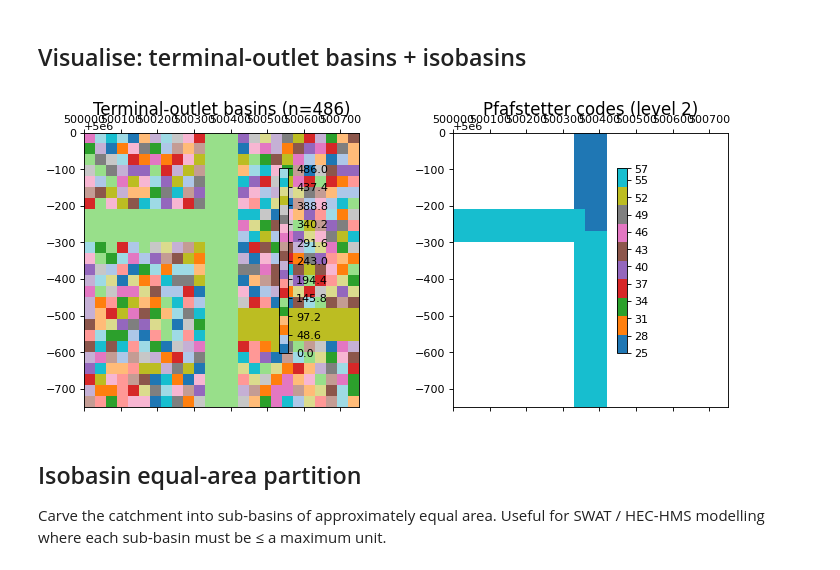
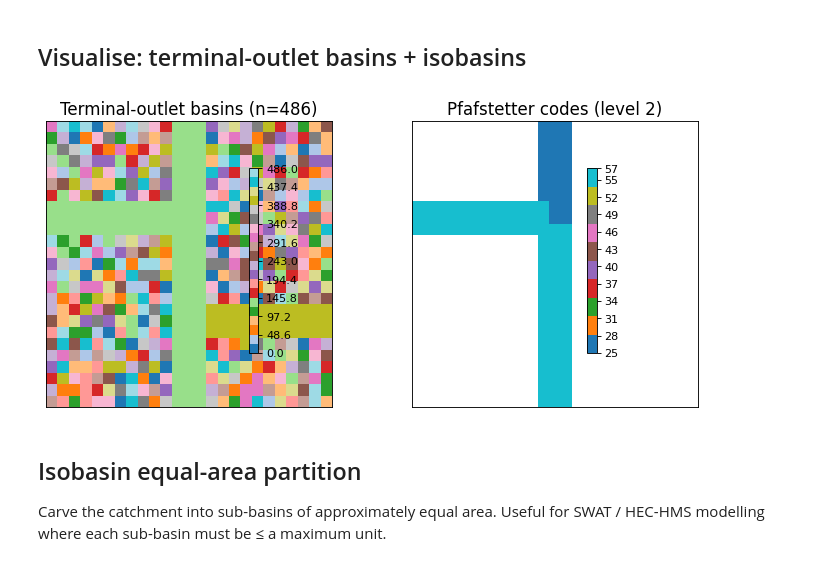
Before and after one commit to serapeum-org/digital-rivers, a Jupyter notebook: docs/examples/02_watershed_analytics.ipynb, the cells around one changed output. Drawn from its saved outputs; the diff is of its cells as text; code cells hidden in the pictures.

```diff
--- a/docs/examples/02_watershed_analytics.ipynb
+++ b/docs/examples/02_watershed_analytics.ipynb
@@ -127,32 +133,36 @@ Pfafstetter codes (max 10 shown): [25, 55]
 # %%
 import matplotlib.pyplot as plt
 import numpy as np
 from pyramids.dataset import Dataset
 
 fig, axes = plt.subplots(1, 2, figsize=(10, 4))
 
 # Random-color basin map for visual contrast
 basin_arr = basins.read_array().astype(np.int64)
 rng = np.random.default_rng(0)
 permutation = rng.permutation(int(basin_arr.max()) + 1).astype(np.float32)
 recolour = np.where(basin_arr > 0, permutation[basin_arr], np.nan).astype(np.float32)
 axes[0].imshow(filled.values, cmap="gray", origin="upper", alpha=0.5)
 Dataset.dataset_like(filled, recolour).plot(
     band=0, ax=axes[0],
     title=f"Terminal-outlet basins (n={basins.basin_count})", cmap="tab20",
 )
+axes[0].set_xticks([])
+axes[0].set_yticks([])
 
 # Same for the Pfafstetter coding — colour by digit-code
 pfaf_arr = pfaf.read_array()
 axes[1].imshow(filled.values, cmap="gray", origin="upper", alpha=0.5)
 pfaf_show = np.where(pfaf_arr > 0, pfaf_arr.astype(float), np.nan).astype(np.float32)
 Dataset.dataset_like(filled, pfaf_show).plot(
     band=0, ax=axes[1], title="Pfafstetter codes (level 2)", cmap="tab10",
 )
+axes[1].set_xticks([])
+axes[1].set_yticks([])
 fig.tight_layout()
 plt.show()
 # %% [output]
-[figure, old version]
+[figure, new version]
 # %% [markdown]
 ## Isobasin equal-area partition
 
```
Also changed, not shown: parts of 5 cells of this notebook, 11 other files.
